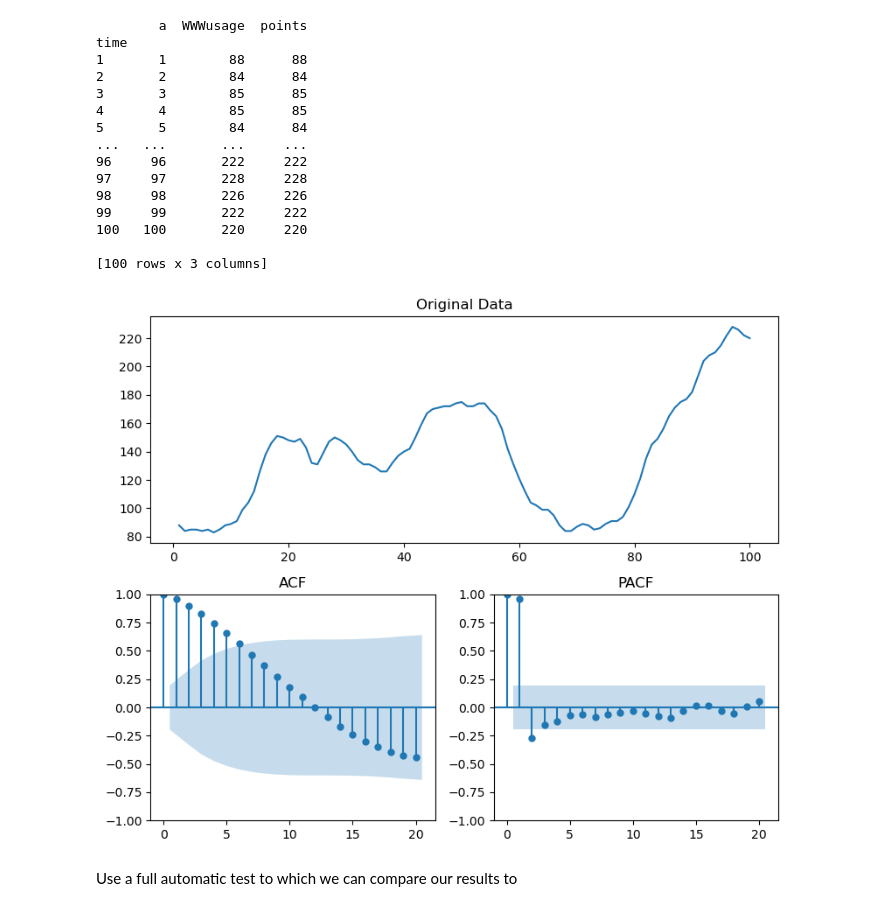
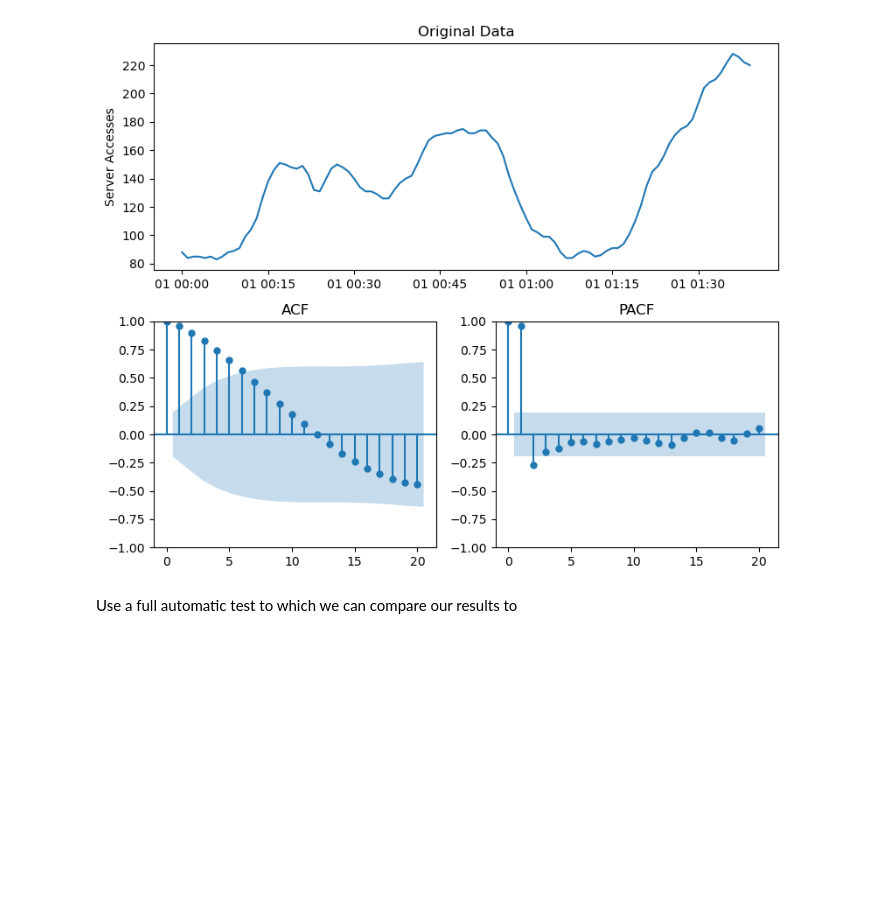
Before and after one commit to daniel-strauss/econometria, a Jupyter notebook: backups/project_final.ipynb, the cells around one changed output. Cells and saved outputs as stored; diff of their text form; code cells hidden in the pictures; blank space fills up the shorter version.

```diff
--- a/backups/project_final.ipynb
+++ b/backups/project_final.ipynb
@@ -46,55 +46,18 @@ if test_with_artificial:
     # Create DataFrame with datetime index
     time_series_df = pd.DataFrame({'points': 1.7**points}, index=dates)
 else:
-    # Load the CSV file
-    #time_series_df = pd.read_csv('data/csv_s33-bruttoinlandsprodukt.csv',
-    #                             parse_dates=[0],  # Parse first column as dates
-    #                             index_col=0)  # Set first column as index
-    '''
-    time_series_df = pd.read_csv('data/csv_s33-bruttoinlandsprodukt.csv', delimiter=';', decimal='.', parse_dates=[0], index_col = 0)
-    time_series_df.index = pd.to_datetime(time_series_df.index, format='%Y', errors='coerce')
-
-    freq = 'YE'
-    time_series_df['points'] = time_series_df[' \"in Mrd \"']
-    time_series_df['points'] = time_series_df['points'].astype(float)
-    #time_series_df['points'] = time_series_df[' \"in Mrd. \"'].iloc[:, 0].replace(',', '', regex=True).astype(float
-    '''
-    '''
-    time_series_df = pd.read_csv('data/future-gc00-daily-prices.csv', parse_dates=[0], index_col = 0)
-
-    time_series_df['points'] = time_series_df["Open"].replace(",", "", regex=True).astype(float)
-    time_series_df = time_series_df.reindex(pd.bdate_range(start=time_series_df.index.min(), end=time_series_df.index.max()))
-    time_series_df['points'] = time_series_df['points'].interpolate()
-    time_series_df = time_series_df
-    freq = 'D'
-    '''
-    '''
-    name = "Open"
-
-    time_series_df = pd.read_csv("data/future-gc00-daily-prices.csv", index_col="Date")
-
-    # Convert index to datetime if it's not already
-    time_series_df.index = pd.to_datetime(time_series_df.index)
-
-    # Sort by date in ascending order (oldest to newest)
-    time_series_df = time_series_df.sort_index()
-
-    time_series_df['points'] = time_series_df[name].replace(',', '', regex=True).astype(float)
-    #result = adfuller(time_series_df['points'])
-    #print(f"ADF Statistic: {result[0]}")
-    #print(f"p-value: {result[1]}")
-
-    time_series_df = time_series_df.ffill()
-    #time_series_df['points'] = time_series_df[' \"in Mrd. \"'].iloc[:, 0].replace(',', '', regex=True).astype(float
-    #time_series_df = time_series_df.dropna(how='any')
-    '''
     # dataset from here https://www.kaggle.com/datasets/ukveteran/www-usage
-
-    time_series_df = pd.read_csv('data/WWWusage.csv',  index_col='time', header = 0)
+    # see here: https://rpubs.com/colinjones12/HW4_WWWusage_Jones
+    freq = 'T'
+    time_series_df = pd.read_csv('data/WWWusage.csv', header = 0)
     time_series_df['points'] = time_series_df['WWWusage']
 
-#time_series_df = time_series_df.asfreq(freq)
-print(time_series_df)
+    start_date = '2023-01-01 00:00:00' # create this not true start date, to mae it compatible with other libraries
+    time_series_df['datetime'] = pd.to_datetime(start_date) + pd.to_timedelta(time_series_df['time'] - 1, unit='m')
+    time_series_df.set_index('datetime', inplace=True)
+    #  set the frequency of the DatetimeIndex to 'T' (minute frequency)
+    time_series_df.index.freq = freq
+
 def plot_series(series, series_title, alpha = 0.05):
     """
     Plots the time series, ACF, and PACF with custom titles in a 2-column layout.
@@ -103,49 +66,35 @@ def plot_series(series, series_title, alpha = 0.05):
     - series: The time series data to plot.
     - series_title: Title for the time series plot.
     """
     # Create a figure with custom layout using gridspec
     fig = plt.figure(figsize=(8, 6.5))
     gs = fig.add_gridspec(2, 2)   # 1 row, 2 columns
 
     # First column: Time Series plot (span both rows)
     ax0 = fig.add_subplot(gs[0, :])
     ax0.plot(series)
     ax0.set_title(series_title)
+    ax0.set_ylabel('Server Accesses')
 
     # Second column: ACF and PACF plots
     # ACF plot
     ax1 = fig.add_subplot(gs[1, 0])
     plot_acf(series, ax=ax1, alpha=alpha)
     ax1.set_title("ACF")
 
     # PACF plot
     ax2 = fig.add_subplot(gs[1, 1])  # Reuse the same axis for PACF
     plot_pacf(series, ax=ax2, alpha=alpha)
     ax2.set_title("PACF")
 
     # Show the plots
     plt.tight_layout()
     plt.show()
 
 
 plot_series(time_series_df['points'], "Original Data")
 # %% [output]
-        a  WWWusage  points
-time
-1       1        88      88
-2       2        84      84
-3       3        85      85
-4       4        85      85
-5       5        84      84
-...   ...       ...     ...
-96     96       222     222
-97     97       228     228
-98     98       226     226
-99     99       222     222
-100   100       220     220
-
-[100 rows x 3 columns]
-[figure, old version]
+[figure, new version]
 # %% [markdown]
 Use a full automatic test to which we can compare our results to
 # %%
```
Also changed, not shown: parts of 15 cells of this notebook, 4 other files.
